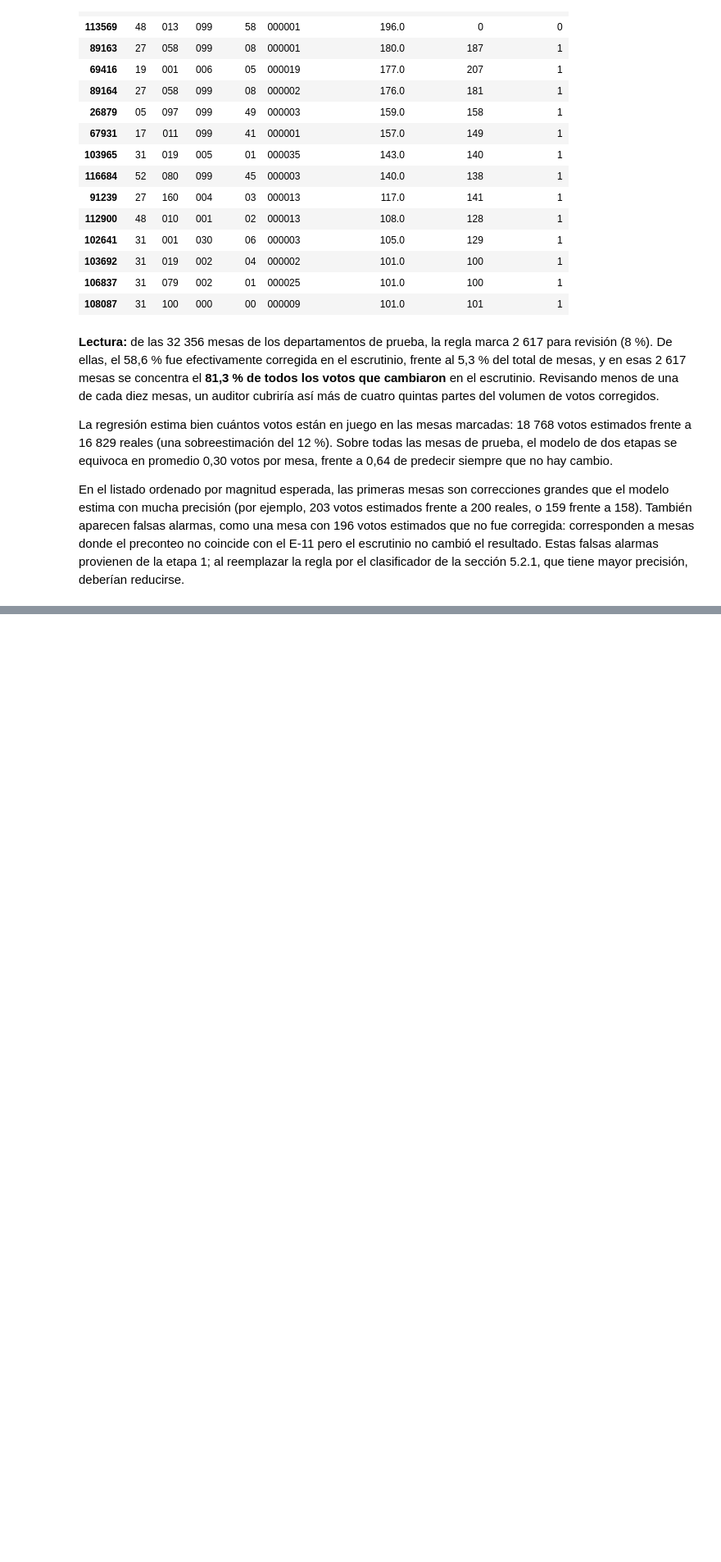
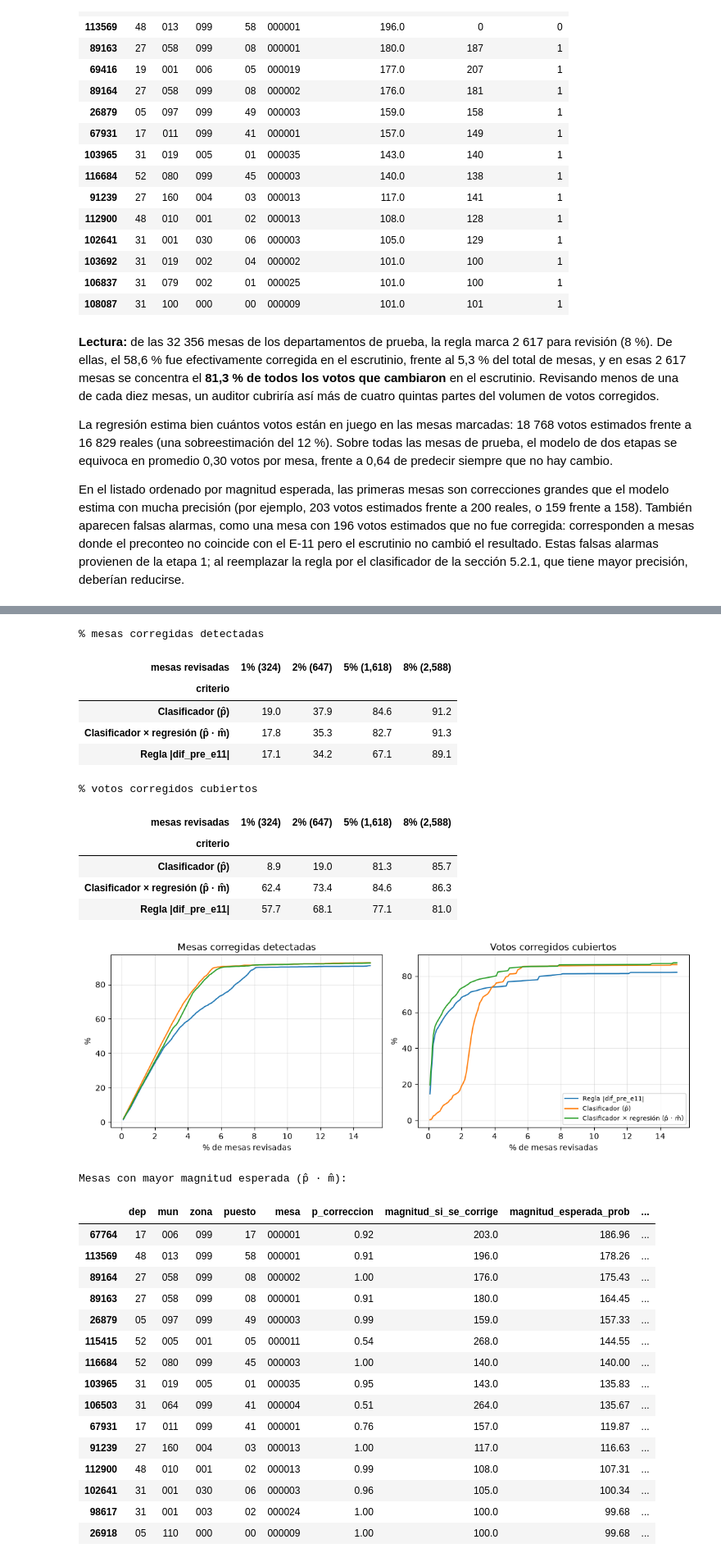
Before and after one commit to byepesg/ml-final-project, a Jupyter notebook: notebooks/04_Modeling/Regresion_secciones_para_copiar.ipynb, the cells around one changed output, grey strips where cells are left out. Shown at 82% size. Drawn from its saved outputs; the diff is of its cells as text; code cells hidden in the pictures; blank space fills up the shorter version.

Commit message:
clasificador y regresion

```diff
--- a/notebooks/04_Modeling/Regresion_secciones_para_copiar.ipynb
+++ b/notebooks/04_Modeling/Regresion_secciones_para_copiar.ipynb
@@ -587,0 +709,68 @@ En el listado ordenado por magnitud esperada, las primeras mesas son correccione
+# %%
+ORDENES = {
+    "Regla |dif_pre_e11|": X_te["abs_dif_pre_e11"].fillna(0).to_numpy(),
+    "Clasificador (p̂)": listado["p_correccion"].to_numpy(),
+    "Clasificador × regresión (p̂ · m̂)": listado["magnitud_esperada_prob"].to_numpy(),
+}
+filas = []
+for presupuesto in [0.01, 0.02, 0.05, 0.08]:
+    n = int(round(presupuesto * len(listado)))
+    for criterio, puntaje in ORDENES.items():
+        top = np.argsort(-puntaje, kind="stable")[:n]
+        filas.append({"mesas revisadas": f"{presupuesto:.0%} ({n:,})", "criterio": criterio,
+                      "% mesas corregidas detectadas": 100 * real_c[top].sum() / real_c.sum(),
+                      "% votos corregidos cubiertos": 100 * real_m[top].sum() / real_m.sum()})
+prior = pd.DataFrame(filas)
+orden_cols = prior["mesas revisadas"].unique()
+for metrica in ["% mesas corregidas detectadas", "% votos corregidos cubiertos"]:
+    print(metrica)
+    display(prior.pivot(index="criterio", columns="mesas revisadas", values=metrica)[orden_cols].round(1))
+
+fig, axes = plt.subplots(1, 2, figsize=(11, 4))
+fracs = np.linspace(0.001, 0.15, 150)
+for criterio, puntaje in ORDENES.items():
+    orden = np.argsort(-puntaje, kind="stable")
+    k = (fracs * len(orden)).astype(int)
+    axes[0].plot(100 * fracs, 100 * np.cumsum(real_c[orden])[k] / real_c.sum(), label=criterio)
+    axes[1].plot(100 * fracs, 100 * np.cumsum(real_m[orden])[k] / real_m.sum(), label=criterio)
+axes[0].set_title("Mesas corregidas detectadas"); axes[1].set_title("Votos corregidos cubiertos")
+for a in axes:
+    a.set_xlabel("% de mesas revisadas"); a.set_ylabel("%"); a.grid(alpha=0.3)
+axes[1].legend(fontsize=8)
+plt.tight_layout(); plt.show()
+
+print("Mesas con mayor magnitud esperada (p̂ · m̂):")
+display(listado.sort_values("magnitud_esperada_prob", ascending=False)
+        [LLAVE + ["p_correccion", "magnitud_si_se_corrige", "magnitud_esperada_prob",
+                  "magnitud_real", "corregida_real"]].head(15).round(2))
+# %% [output]
+% mesas corregidas detectadas
+| mesas revisadas | 1% (324) | 2% (647) | 5% (1,618) | 8% (2,588) |
+| criterio |  |  |  |  |
+| Clasificador (p̂) | 19.0 | 37.9 | 84.6 | 91.2 |
+| Clasificador × regresión (p̂ · m̂) | 17.8 | 35.3 | 82.7 | 91.3 |
+| Regla |dif_pre_e11| | 17.1 | 34.2 | 67.1 | 89.1 |
+% votos corregidos cubiertos
+| mesas revisadas | 1% (324) | 2% (647) | 5% (1,618) | 8% (2,588) |
+| criterio |  |  |  |  |
+| Clasificador (p̂) | 8.9 | 19.0 | 81.3 | 85.7 |
+| Clasificador × regresión (p̂ · m̂) | 62.4 | 73.4 | 84.6 | 86.3 |
+| Regla |dif_pre_e11| | 57.7 | 68.1 | 77.1 | 81.0 |
+[figure, added]
+Mesas con mayor magnitud esperada (p̂ · m̂):
+|  | dep | mun | zona | puesto | mesa | p_correccion | magnitud_si_se_corrige | magnitud_esperada_prob | ... |
+| 67764 | 17 | 006 | 099 | 17 | 000001 | 0.92 | 203.0 | 186.96 | ... |
+| 113569 | 48 | 013 | 099 | 58 | 000001 | 0.91 | 196.0 | 178.26 | ... |
+| 89164 | 27 | 058 | 099 | 08 | 000002 | 1.00 | 176.0 | 175.43 | ... |
+| 89163 | 27 | 058 | 099 | 08 | 000001 | 0.91 | 180.0 | 164.45 | ... |
+| 26879 | 05 | 097 | 099 | 49 | 000003 | 0.99 | 159.0 | 157.33 | ... |
+| 115415 | 52 | 005 | 001 | 05 | 000011 | 0.54 | 268.0 | 144.55 | ... |
+| 116684 | 52 | 080 | 099 | 45 | 000003 | 1.00 | 140.0 | 140.00 | ... |
+| 103965 | 31 | 019 | 005 | 01 | 000035 | 0.95 | 143.0 | 135.83 | ... |
+| 106503 | 31 | 064 | 099 | 41 | 000004 | 0.51 | 264.0 | 135.67 | ... |
+| 67931 | 17 | 011 | 099 | 41 | 000001 | 0.76 | 157.0 | 119.87 | ... |
+| 91239 | 27 | 160 | 004 | 03 | 000013 | 1.00 | 117.0 | 116.63 | ... |
+| 112900 | 48 | 010 | 001 | 02 | 000013 | 0.99 | 108.0 | 107.31 | ... |
+| 102641 | 31 | 001 | 030 | 06 | 000003 | 0.96 | 105.0 | 100.34 | ... |
+| 98617 | 31 | 001 | 003 | 02 | 000024 | 1.00 | 100.0 | 99.68 | ... |
+| 26918 | 05 | 110 | 000 | 00 | 000009 | 1.00 | 100.0 | 99.68 | ... |
```
Also changed, not shown: parts of 13 cells of this notebook.
